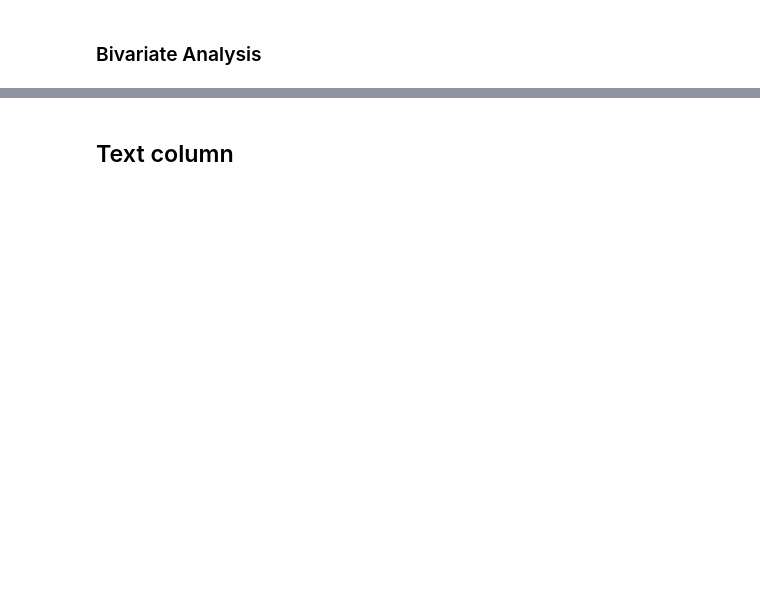
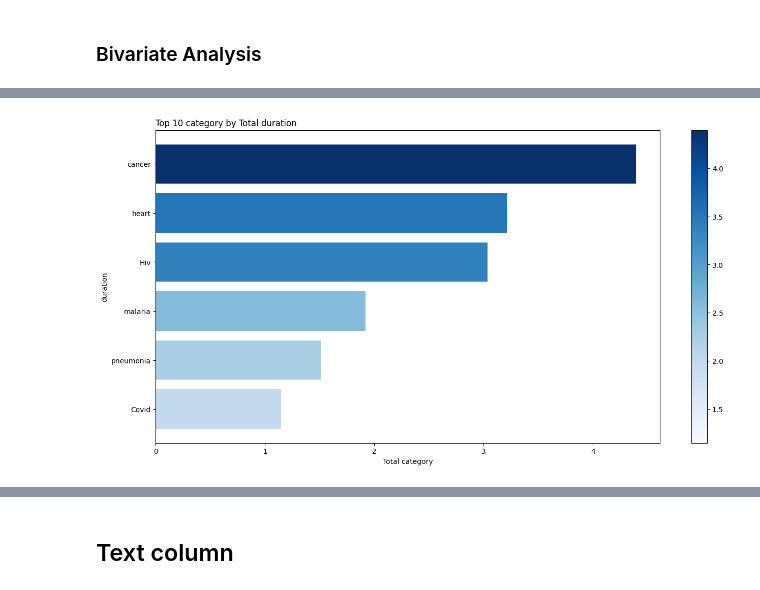
Before and after one commit to danielkimutai/dt, a Jupyter notebook: index.ipynb, the cells around one changed output, grey strips where cells are left out. Cells and saved outputs as stored; diff of their text form; code cells hidden in the pictures; blank space fills up the shorter version.

```diff
--- a/index.ipynb
+++ b/index.ipynb
@@ -753,0 +883,4 @@ for col in cols:
+# %%
+bar_plot_avg(df,"category","duration")
+# %% [output]
+[figure, added]
```
Also changed, not shown: parts of 12 cells of this notebook.
